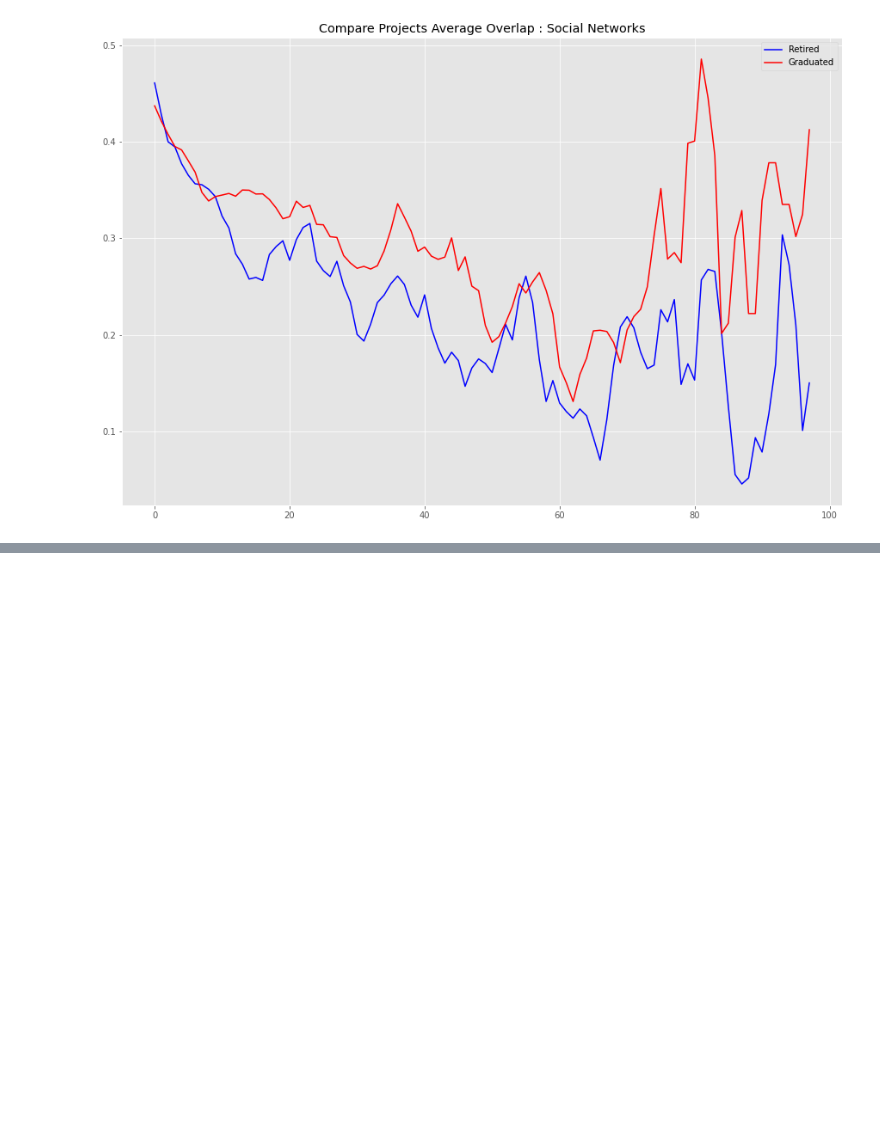
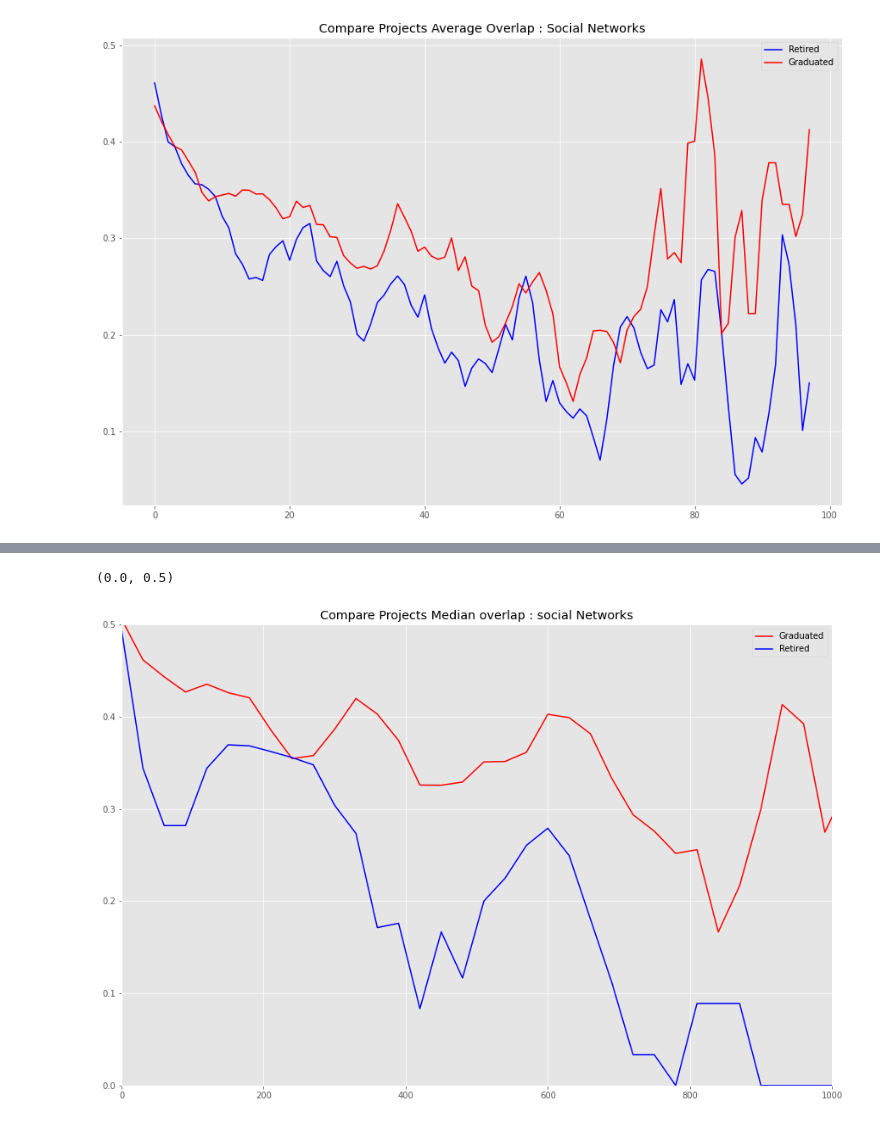
Before and after one commit to zenoWZH/ASFdata_analysis, a Jupyter notebook: smoothed_analysis/network_analysis&edges14.ipynb, the cells around one changed output, grey strips where cells are left out. Cells and saved outputs as stored; diff of their text form; code cells hidden in the pictures; blank space fills up the shorter version.

```diff
--- a/smoothed_analysis/network_analysis&edges14.ipynb
+++ b/smoothed_analysis/network_analysis&edges14.ipynb
@@ -1081,0 +1099,67 @@ gc.collect()
+# %%
+from sklearn.utils.random import sample_without_replacement
+plt.style.use('ggplot')
+plt.figure(figsize=(15,10))
+
+ave = [[] for i in range(len(df_social_overlaps.index))]
+count = [0 for i in range(len(df_social_overlaps.index))]
+
+for col in [all_graduated[x] for x in sample_without_replacement(len(all_graduated), 25)]:
+    data = df_social_overlaps[col].values.tolist()
+    flag = False
+    for i in range(len(data)):
+        if data[i]==-1.0 :
+            break
+        ave[i].append(data[i])
+        count[i]+=1
+for j in range(len(ave)):
+    if count[j]==0:
+        break
+    ave[j]= np.median(ave[j])
+
+x = [x*30 for x in range(len(ave[:j]))]
+d1 = ave[:j]
+from scipy.signal import savgol_filter
+d1 = savgol_filter(ave[:j], 3, 1)
+
+plt.plot(x,d1,color = 'r', label = "Graduated")
+
+all_r = list()
+for x in all_retired:
+    if x in df_social_overlaps.columns:
+        all_r.append(x)
+
+ave = [[] for i in range(len(df_social_overlaps.index))]
+count = [0 for i in range(len(df_social_overlaps.index))]
+
+for col in [all_r[x] for x in sample_without_replacement(len(all_r), 25)]:
+    data = df_social_overlaps[col].values.tolist()
+    flag = False
+    for i in range(len(data)):
+        if data[i]==-1.0 :
+            break
+        ave[i].append(data[i])
+        count[i]+=1
+for j in range(len(ave)):
+    if count[j]==0:
+        break
+    ave[j]= np.median(ave[j])
+
+x = [x*30 for x in range(len(ave[:j]))]
+d2 = ave[:j]
+from scipy.signal import savgol_filter
+# Smoothed or not smoothed, it is a question
+d2 = savgol_filter(ave[:j], 3, 1)
+
+plt.plot(x,d2,color = 'b', label = 'Retired')
+plt.title("Compare Projects Median overlap : social Networks")
+
+#print(ave)
+#print(count)
+#plt.bar(x,np.array(count[:i])/len(all_graduated)/10, fc='b', alpha=0.3)
+plt.legend(loc='upper right')
+plt.xlim(0, 1000)
+plt.ylim(0, 0.5)
+# %% [output]
+(0.0, 0.5)
+[figure, added]
```
Also changed, not shown: parts of 4 cells of this notebook, 2 other files.
